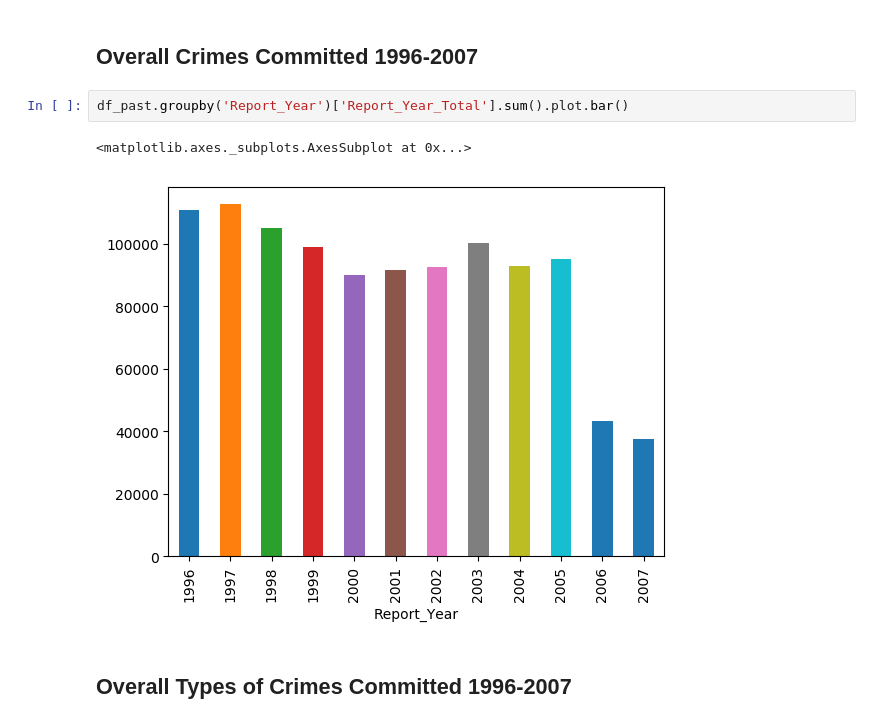
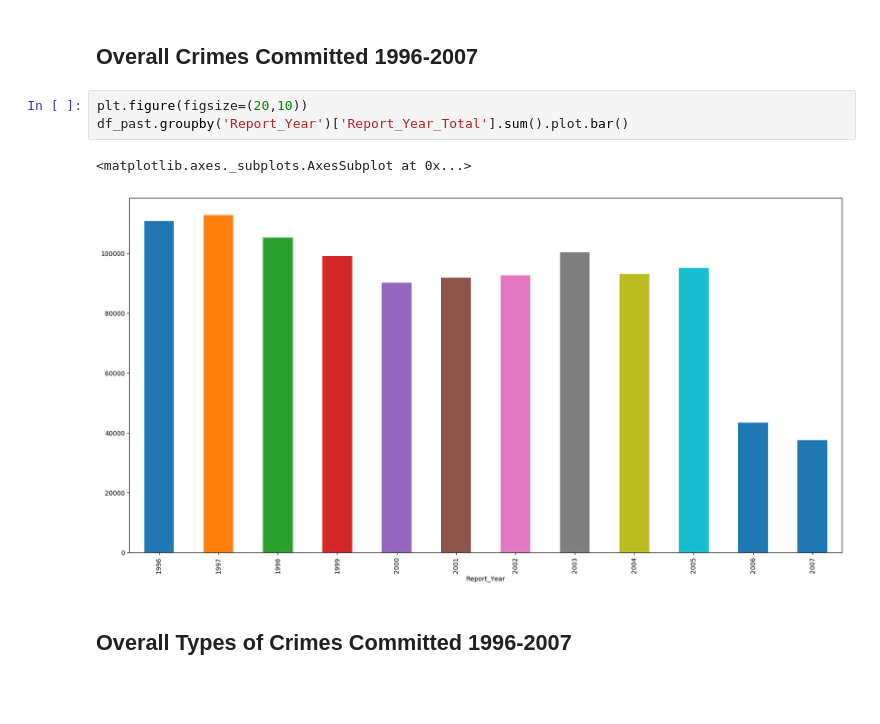
Before and after one commit to RaymondDashWu/seattle-crime-takehome-project, a Jupyter notebook: Seattle Crime Data Analysis.ipynb, the cells around one changed output. Drawn from its saved outputs; the diff is of its cells as text; blank space fills up the shorter version.

```diff
--- a/Seattle Crime Data Analysis.ipynb
+++ b/Seattle Crime Data Analysis.ipynb
@@ -46,10 +46,11 @@ import matplotlib.pyplot as plt
 # %% [markdown]
 ## Overall Crimes Committed 1996-2007
 # %%
+plt.figure(figsize=(20,10))
 df_past.groupby('Report_Year')['Report_Year_Total'].sum().plot.bar()
 # %% [output]
 <matplotlib.axes._subplots.AxesSubplot at 0x...>
-[figure, old version]
+[figure, new version]
 # %% [markdown]
 ## Overall Types of Crimes Committed 1996-2007
 # %%
```
Also changed, not shown: parts of 29 cells of this notebook.
